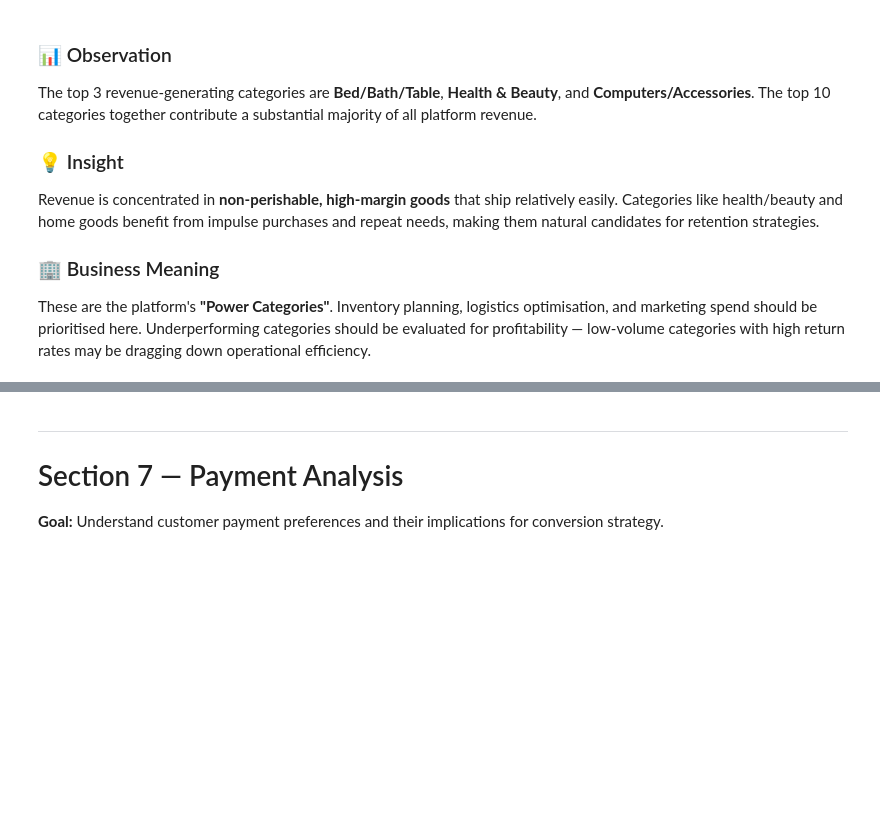
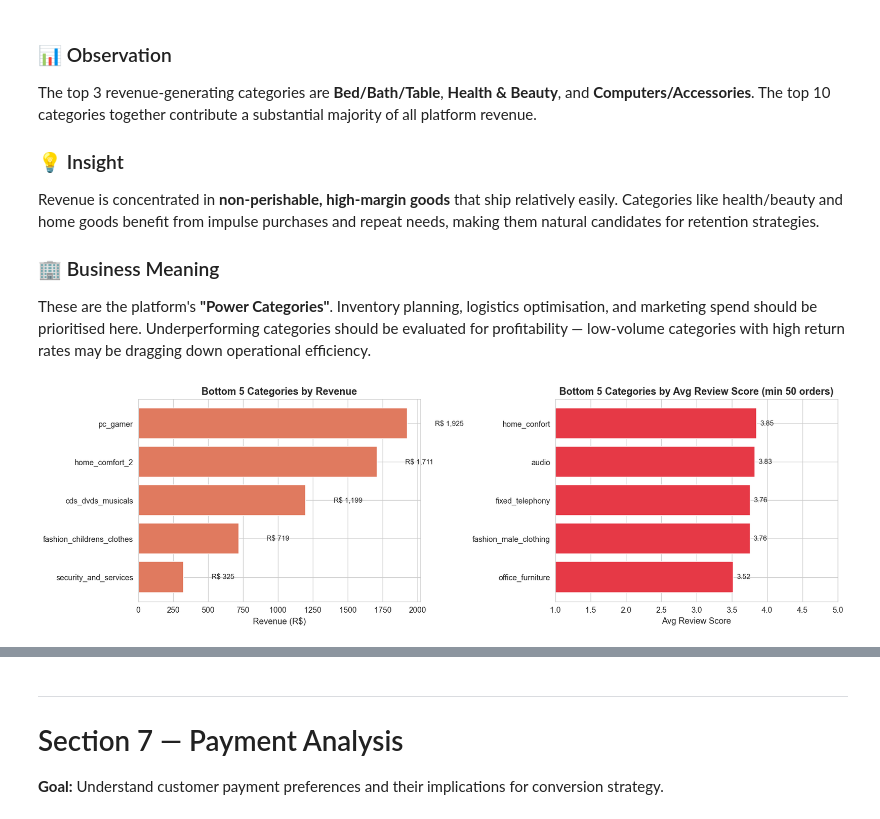
Before and after one commit to crazylogic03/UKTHV, a Jupyter notebook: notebooks/03_eda.ipynb, the cells around one changed output, grey strips where cells are left out. Saved outputs shown, nothing was run; the diff lists cells and outputs as text; code cells hidden in the pictures; blank space fills up the shorter version.

```diff
--- a/notebooks/03_eda.ipynb
+++ b/notebooks/03_eda.ipynb
@@ -313,3 +443,37 @@ Revenue is concentrated in **non-perishable, high-margin goods** that ship relat
 
 ### 🏢 Business Meaning
 These are the platform's **"Power Categories"**. Inventory planning, logistics optimisation, and marketing spend should be prioritised here. Underperforming categories should be evaluated for profitability — low-volume categories with high return rates may be dragging down operational efficiency.
+# %%
+# ── Bottom 5 Categories by Revenue ──
+cat_revenue_all = df.groupby('product_category_name_english')['total_payment_value'].sum().sort_values()
+bottom5 = cat_revenue_all.head(5)
+
+# Bottom 5 by Avg Review Score (min 50 orders for significance)
+cat_reviews = df.groupby('product_category_name_english').agg(
+    avg_review=('review_score', 'mean'),
+    order_count=('order_id', 'nunique')
+)
+cat_reviews_sig = cat_reviews[cat_reviews['order_count'] >= 50].sort_values('avg_review')
+bottom5_reviews = cat_reviews_sig.head(5)
+
+fig, axes = plt.subplots(1, 2, figsize=(16, 5))
+
+# Revenue bottom 5
+axes[0].barh(bottom5.index, bottom5.values, color='#e07a5f', edgecolor='white')
+axes[0].set_title('Bottom 5 Categories by Revenue', fontweight='bold')
+axes[0].set_xlabel('Revenue (R$)')
+for i, (idx, val) in enumerate(zip(bottom5.index, bottom5.values)):
+    axes[0].text(val + 200, i, f'R$ {val:,.0f}', va='center', fontsize=10)
+
+# Review bottom 5
+axes[1].barh(bottom5_reviews.index, bottom5_reviews['avg_review'].values, color='#e63946', edgecolor='white')
+axes[1].set_title('Bottom 5 Categories by Avg Review Score (min 50 orders)', fontweight='bold')
+axes[1].set_xlabel('Avg Review Score')
+axes[1].set_xlim(1, 5)
+for i, val in enumerate(bottom5_reviews['avg_review'].values):
+    axes[1].text(val + 0.05, i, f'{val:.2f}', va='center', fontsize=10)
+
+plt.tight_layout()
+plt.show()
+# %% [output]
+[figure, added]
```
Also changed, not shown: parts of 19 cells of this notebook.
